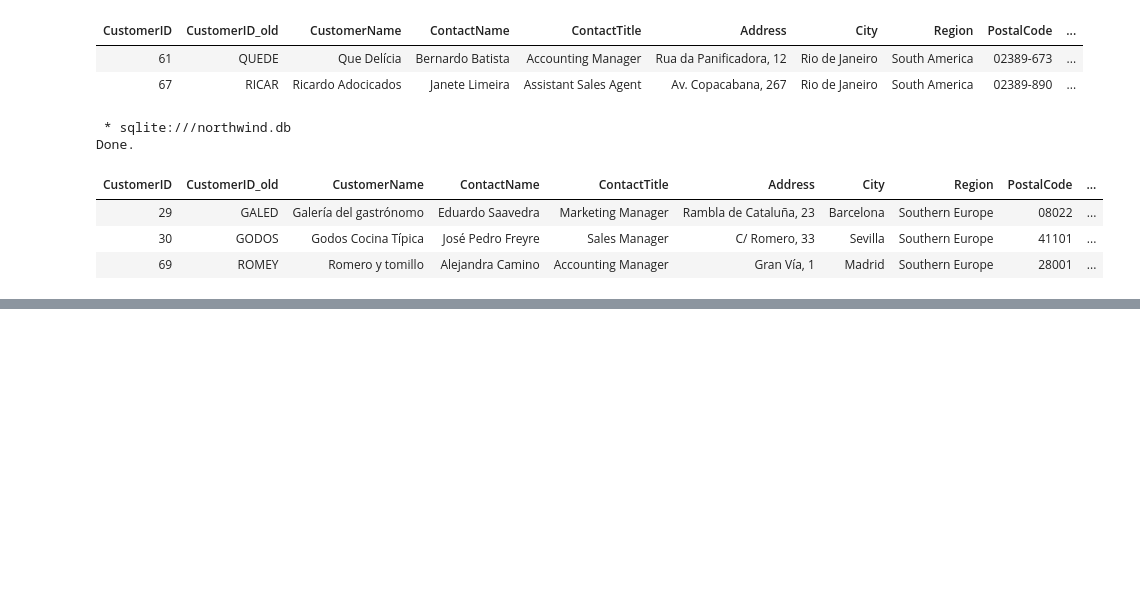
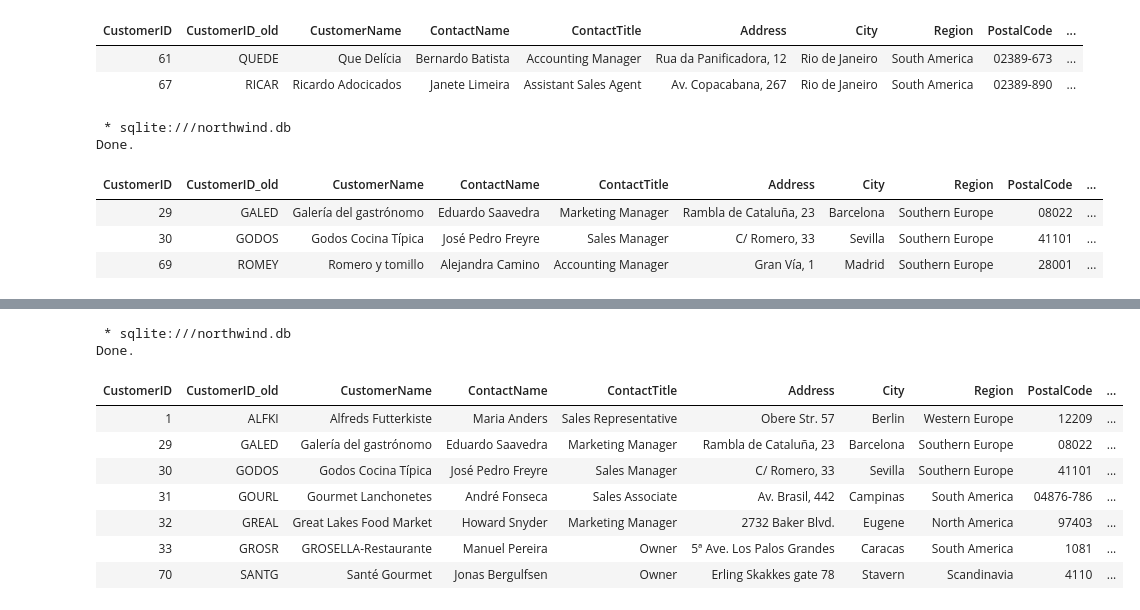
Before and after one commit to MAK8405/SQLHub, a Jupyter notebook: SQL.ipynb, the cells around one changed output, grey strips where cells are left out. Cells and saved outputs as stored; diff of their text form; code cells hidden in the pictures; blank space fills up the shorter version.

```diff
--- a/SQL.ipynb
+++ b/SQL.ipynb
@@ -280,0 +308,16 @@ Done.
+# %%
+%%sql
+SELECT *
+FROM Customers
+WHERE City = "Berlin" or CustomerName LIKE "G%" or Country = 'Norway'
+# %% [output]
+ * sqlite:///northwind.db
+Done.
+| CustomerID | CustomerID_old | CustomerName | ContactName | ContactTitle | Address | City | Region | PostalCode | ... |
+| 1 | ALFKI | Alfreds Futterkiste | Maria Anders | Sales Representative | Obere Str. 57 | Berlin | Western Europe | 12209 | ... |
+| 29 | GALED | Galería del gastrónomo | Eduardo Saavedra | Marketing Manager | Rambla de Cataluña, 23 | Barcelona | Southern Europe | 08022 | ... |
+| 30 | GODOS | Godos Cocina Típica | José Pedro Freyre | Sales Manager | C/ Romero, 33 | Sevilla | Southern Europe | 41101 | ... |
+| 31 | GOURL | Gourmet Lanchonetes | André Fonseca | Sales Associate | Av. Brasil, 442 | Campinas | South America | 04876-786 | ... |
+| 32 | GREAL | Great Lakes Food Market | Howard Snyder | Marketing Manager | 2732 Baker Blvd. | Eugene | North America | 97403 | ... |
+| 33 | GROSR | GROSELLA-Restaurante | Manuel Pereira | Owner | 5ª Ave. Los Palos Grandes | Caracas | South America | 1081 | ... |
+| 70 | SANTG | Santé Gourmet | Jonas Bergulfsen | Owner | Erling Skakkes gate 78 | Stavern | Scandinavia | 4110 | ... |
```
Also changed, not shown: parts of 4 cells of this notebook.
